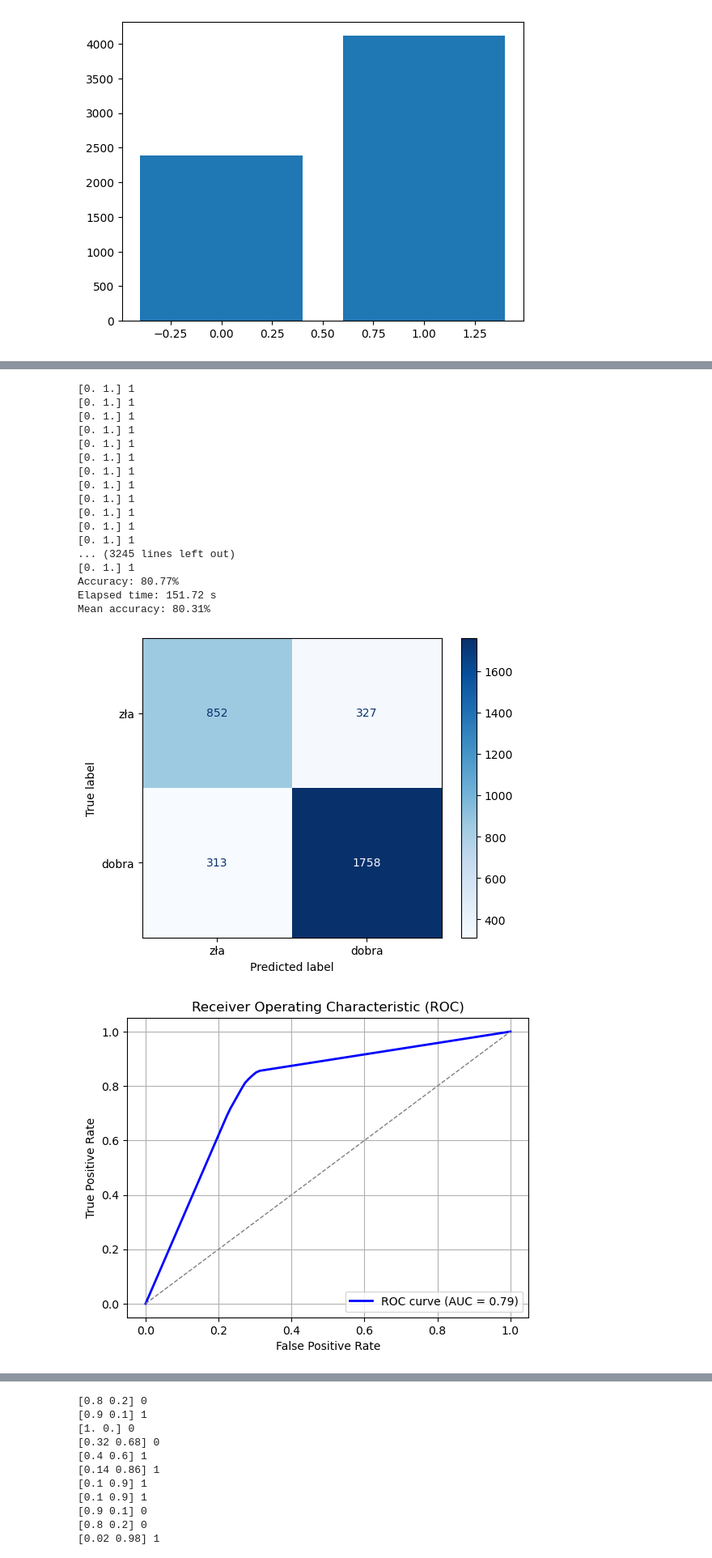
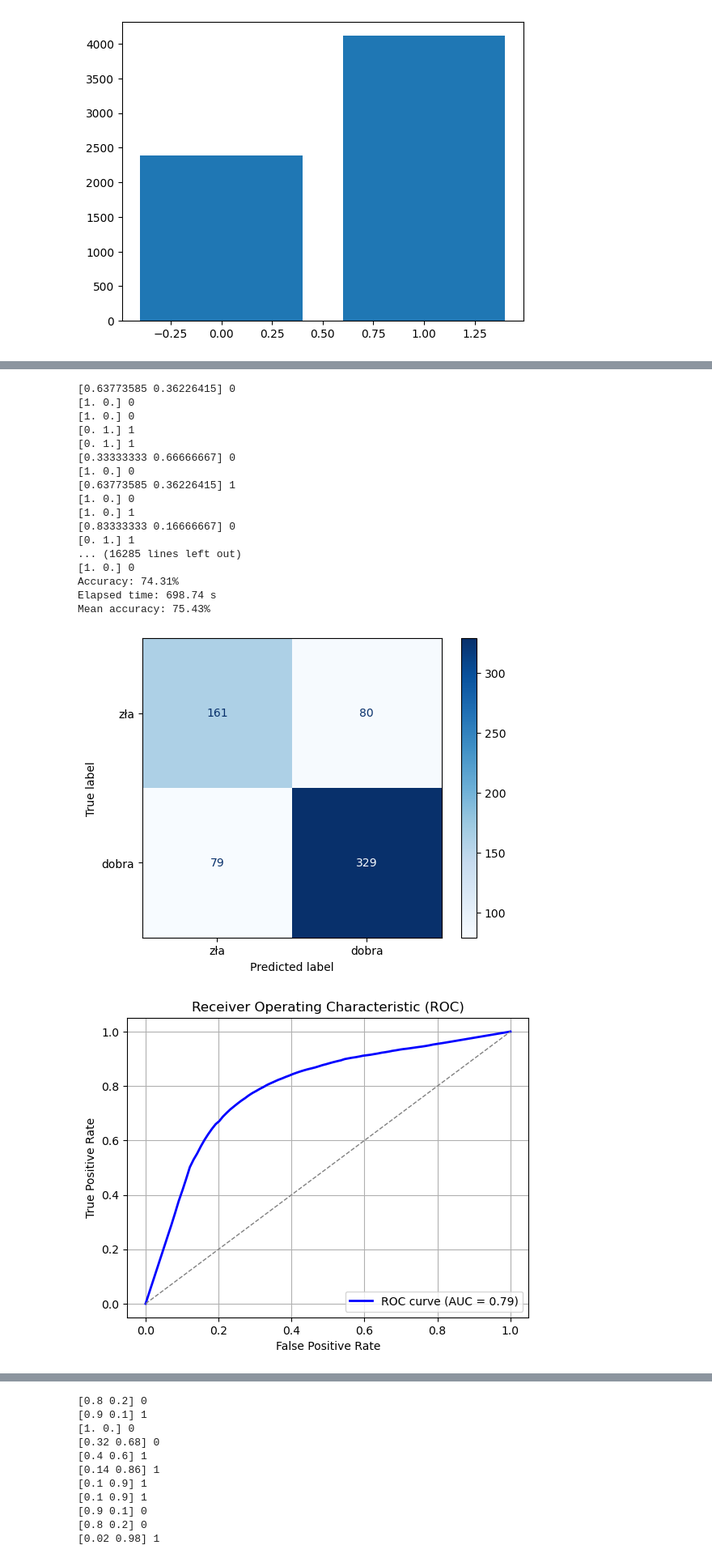
Before and after one commit to VisteK528/UMA, a Jupyter notebook: experiments/wine_tests.ipynb, the cells around one changed output, grey strips where cells are left out. Shown at 81% size. Cells and saved outputs as stored; diff of their text form; code cells hidden in the pictures.

```diff
--- a/experiments/wine_tests.ipynb
+++ b/experiments/wine_tests.ipynb
@@ -49,7 +49,7 @@ tpr_list = []
 auc_list = []
 y_testing = []
 y_pred = []
-for _ in range(25):
+for licznik in range(25):
     x_train, x_test, y_train, y_test = train_test_split(X, y, test_size=0.1, random_state=random.randrange(200))
     bay = bayes.NaiveBayes()
     bay.fit(x_train, y_train)
@@ -78,10 +78,11 @@ for _ in range(25):
     print(f"Accuracy: {(correctly_predicted / samples) * 100:.2f}%")
     print(f"Elapsed time: {time.time()-time1:.2f} s")
     accuracies.append((correctly_predicted / samples) * 100)
+    print(f"Próbka numer {licznik+1}")
 print(f"Mean accuracy: {np.mean(accuracies):.2f}%")
 
 cm = confusion_matrix(y_testing, y_pred, labels=[0, 1])
-# cm = cm.astype('float') / 25.0
+cm = cm//25
 disp = ConfusionMatrixDisplay(confusion_matrix=cm,
                               display_labels=["zła", "dobra"])
 disp.plot(cmap=plt.cm.Blues)
@@ -143,9 +144,9 @@ tpr_list = []
 auc_list = []
 y_testing = []
 y_pred = []
-for _ in range(25):
+for licznik in range(25):
     x_train, x_test, y_train, y_test = train_test_split(X, y, test_size=0.1, random_state=random.randrange(200))
-    tree = id3.DecisionTreeClassifier(1e10)
+    tree = id3.DecisionTreeClassifier(10)
     tree.fit(x_train, y_train)
 
     samples = len(y_test)
@@ -171,58 +172,60 @@ for _ in range(25):
     print(f"Accuracy: {(correctly_predicted / samples) * 100:.2f}%")
     print(f"Elapsed time: {time.time()-time1:.2f} s")
     accuracies.append((correctly_predicted / samples) * 100)
+    print(f"Próbka numer {licznik+1}")
 print(f"Mean accuracy: {np.mean(accuracies):.2f}%")
 
 cm = confusion_matrix(y_testing, y_pred, labels=[0, 1])
+cm = cm//25
 disp = ConfusionMatrixDisplay(confusion_matrix=cm,
                               display_labels=["zła", "dobra"])
 disp.plot(cmap=plt.cm.Blues)
 plt.show()
 
 
 # Define a common set of FPR values
 mean_fpr = np.linspace(0, 1, 100)
 
 # Interpolate TPR values
 tpr_interp = [np.interp(mean_fpr, fpr, tpr) for fpr, tpr in zip(fpr_list, tpr_list)]
 
 # Average the interpolated TPR values
 mean_tpr = np.mean(tpr_interp, axis=0)
 
 # Compute the mean AUC
 mean_auc = np.mean(auc_list)
 
 
 # Plot ROC curve
 plt.figure()
 plt.plot(mean_fpr, mean_tpr, color='blue', lw=2, label=f'ROC curve (AUC = {mean_auc:.2f})')
 plt.plot([0, 1], [0, 1], color='gray', lw=1, linestyle='--')  # Random classifier
 plt.xlabel('False Positive Rate')
 plt.ylabel('True Positive Rate')
 plt.title('Receiver Operating Characteristic (ROC)')
 plt.legend(loc='lower right')
 plt.grid()
 plt.show()
 # %% [output]
+[0.63773585 0.36226415] 0
+[1. 0.] 0
+[1. 0.] 0
 [0. 1.] 1
 [0. 1.] 1
+[0.33333333 0.66666667] 0
+[1. 0.] 0
+[0.63773585 0.36226415] 1
+[1. 0.] 0
+[1. 0.] 1
+[0.83333333 0.16666667] 0
 [0. 1.] 1
-[0. 1.] 1
-[0. 1.] 1
-[0. 1.] 1
-[0. 1.] 1
-[0. 1.] 1
-[0. 1.] 1
-[0. 1.] 1
-[0. 1.] 1
-[0. 1.] 1
-... (3245 lines left out)
-[0. 1.] 1
-Accuracy: 80.77%
-Elapsed time: 151.72 s
-Mean accuracy: 80.31%
+... (16285 lines left out)
+[1. 0.] 0
+Accuracy: 74.31%
+Elapsed time: 698.74 s
+Mean accuracy: 75.43%
-[figure, old version]
+[figure, new version]
-[figure, old version]
+[figure, new version]
 # %%
 #################### RANDOM FOREST ID3 100%
 importlib.reload(random_forest)
```
Also changed, not shown: parts of 3 cells of this notebook, 8 other files.
